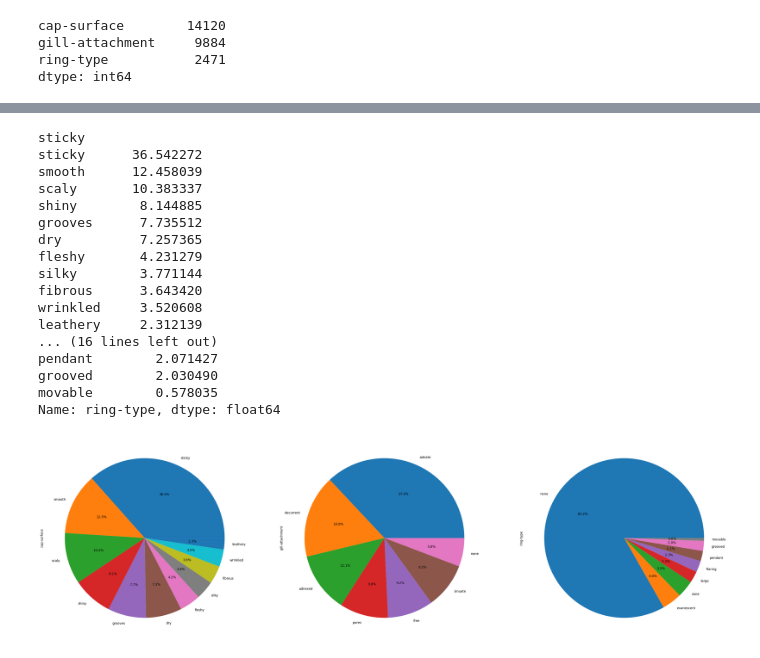
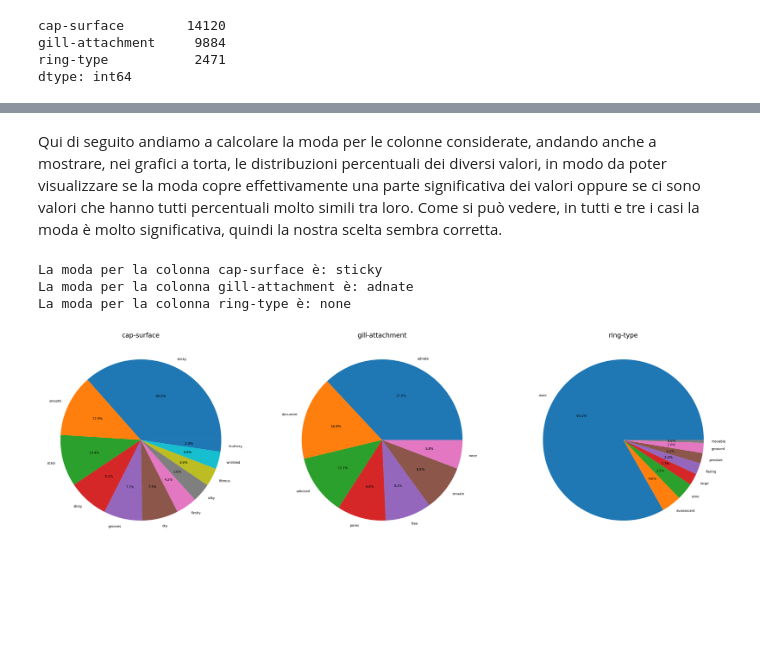
Before and after one commit to Sara-DaCanal/Progetto-ML, a Jupyter notebook: progetto.ipynb, the cells around one changed output, grey strips where cells are left out. Saved outputs shown, nothing was run; the diff lists cells and outputs as text; code cells hidden in the pictures; blank space fills up the shorter version.

```diff
--- a/progetto.ipynb
+++ b/progetto.ipynb
@@ -71,8 +71,8 @@ df['cap-color'].replace(to_replace = 'l', value='blue', inplace=True)
 df['cap-color'].replace(to_replace = 'o', value='orange', inplace=True)
 df['cap-color'].replace(to_replace = 'k', value='black', inplace=True)
 
-df['does-bruise-or-bleed'].replace(to_replace = 't', value=1, inplace=True)
-df['does-bruise-or-bleed'].replace(to_replace = 'f', value=0, inplace=True)
+df['does-bruise-or-bleed'].replace(to_replace = 't', value=True, inplace=True)
+df['does-bruise-or-bleed'].replace(to_replace = 'f', value=False, inplace=True)
 
 df['gill-attachment'].replace(to_replace = 'a', value='adnate', inplace=True)
 df['gill-attachment'].replace(to_replace = 'x', value='adnexed', inplace=True)
@@ -136,8 +136,9 @@ df['stem-color'].replace(to_replace = 'o', value='orange', inplace=True)
 df['stem-color'].replace(to_replace = 'k', value='black', inplace=True)
 df['stem-color'].replace(to_replace = 'f', value='none', inplace=True)
 
-df['veil-type'].replace(to_replace = 'p', value=0, inplace=True)
-df['veil-type'].replace(to_replace = 'u', value=1, inplace=True)
+df['veil-type'].replace(to_replace = 'p', value=False, inplace=True)
+df['veil-type'].replace(to_replace = 'u', value=True, inplace=True)
+df['veil-type'].rename("universal-veil")
 
 df['veil-color'].replace(to_replace = 'n', value='brown', inplace=True)
 df['veil-color'].replace(to_replace = 'b', value='buff', inplace=True)
@@ -153,8 +154,8 @@ df['veil-color'].replace(to_replace = 'o', value='orange', inplace=True)
 df['veil-color'].replace(to_replace = 'k', value='black', inplace=True)
 df['veil-color'].replace(to_replace = 'f', value='none', inplace=True)
 
-df['has-ring'].replace(to_replace = 't', value=1, inplace=True)
-df['has-ring'].replace(to_replace = 'f', value=0, inplace=True)
+df['has-ring'].replace(to_replace = 't', value=True, inplace=True)
+df['has-ring'].replace(to_replace = 'f', value=False, inplace=True)
 
 df['ring-type'].replace(to_replace = 'c', value='cobwebby', inplace=True)
 df['ring-type'].replace(to_replace = 'e', value='evanescent', inplace=True)
@@ -195,5 +196,5 @@ df['season'].replace(to_replace = 'u', value='summer', inplace=True)
 df['season'].replace(to_replace = 'w', value='winter', inplace=True)
 df['season'].replace(to_replace = 'a', value='autumn', inplace=True)
 
-df['class'].replace(to_replace = 'e', value=1, inplace=True)
-df['class'].replace(to_replace = 'p', value=0, inplace=True)
+df['class'].replace(to_replace = 'e', value=True, inplace=True)
+df['class'].replace(to_replace = 'p', value=False, inplace=True)
@@ -300,17 +288,0 @@ Il grafico seguente mostra, nelle colonne dove abbiamo dei NaN, la media tra
-# %%
-
-target = 'class'
-
-
-fig, axes = plt.subplots(3, 1, figsize=(38, 30))
-axis_x = 0
-for col in nan_list:
-  f = sns.barplot(data=df, x=col, y=target,
-    errorbar=("pi", 50), capsize=.4, errcolor=".5",
-    linewidth=3, edgecolor=".5", facecolor=(0, 0, 0, 0),ax=axes[axis_x])
-  f.axis(ymin=0, ymax=800000)
-  f.set_title(col, fontsize=40)
-  axes[axis_x].tick_params(rotation=0)
-  axes[axis_x].autoscale(enable=True)
-  fig.tight_layout()
-  axis_x +=1
@@ -319,32 +289,21 @@ for col in nan_list:
+# %% [markdown]
+Qui di seguito andiamo a calcolare la moda per le colonne considerate, andando anche a mostrare, nei grafici a torta, le distribuzioni percentuali dei diversi valori, in modo da poter visualizzare se la moda copre effettivamente una parte significativa dei valori oppure se ci sono valori che hanno tutti percentuali molto simili tra loro. Come si può vedere, in tutti e tre i casi la moda è molto significativa, quindi la nostra scelta sembra corretta.
 # %%
 fig, axes = plt.subplots(1, 3, figsize=(38, 15))
 y=0
 for elem in categorical_cols:
   if elem in nan_list:
     col = df[elem]
     mode = col.mode()
-    print(mode.iloc[0])
+    print('La moda per la colonna', col.name, 'è:', mode.iloc[0])
     df1 = col.fillna(mode.iloc[0], inplace=True)
     percentages = col.value_counts(normalize=True) * 100
-    print(percentages)
-    percentages.plot.pie(ax=axes[y], autopct='%1.1f%%')
+    ax = percentages.plot.pie(ax=axes[y], autopct='%1.1f%%')
+    ax.set_title(col.name, fontsize=20)
+    ax.set_ylabel('')
     y+=1
 # %% [output]
-sticky
-sticky      36.542272
-smooth      12.458039
-scaly       10.383337
-shiny        8.144885
-grooves      7.735512
-dry          7.257365
-fleshy       4.231279
-silky        3.771144
-fibrous      3.643420
-wrinkled     3.520608
-leathery     2.312139
-... (16 lines left out)
-pendant        2.071427
-grooved        2.030490
-movable        0.578035
-Name: ring-type, dtype: float64
+La moda per la colonna cap-surface è: sticky
+La moda per la colonna gill-attachment è: adnate
+La moda per la colonna ring-type è: none
-[figure, old version]
+[figure, new version]
```
Also changed, not shown: parts of 17 cells of this notebook.
